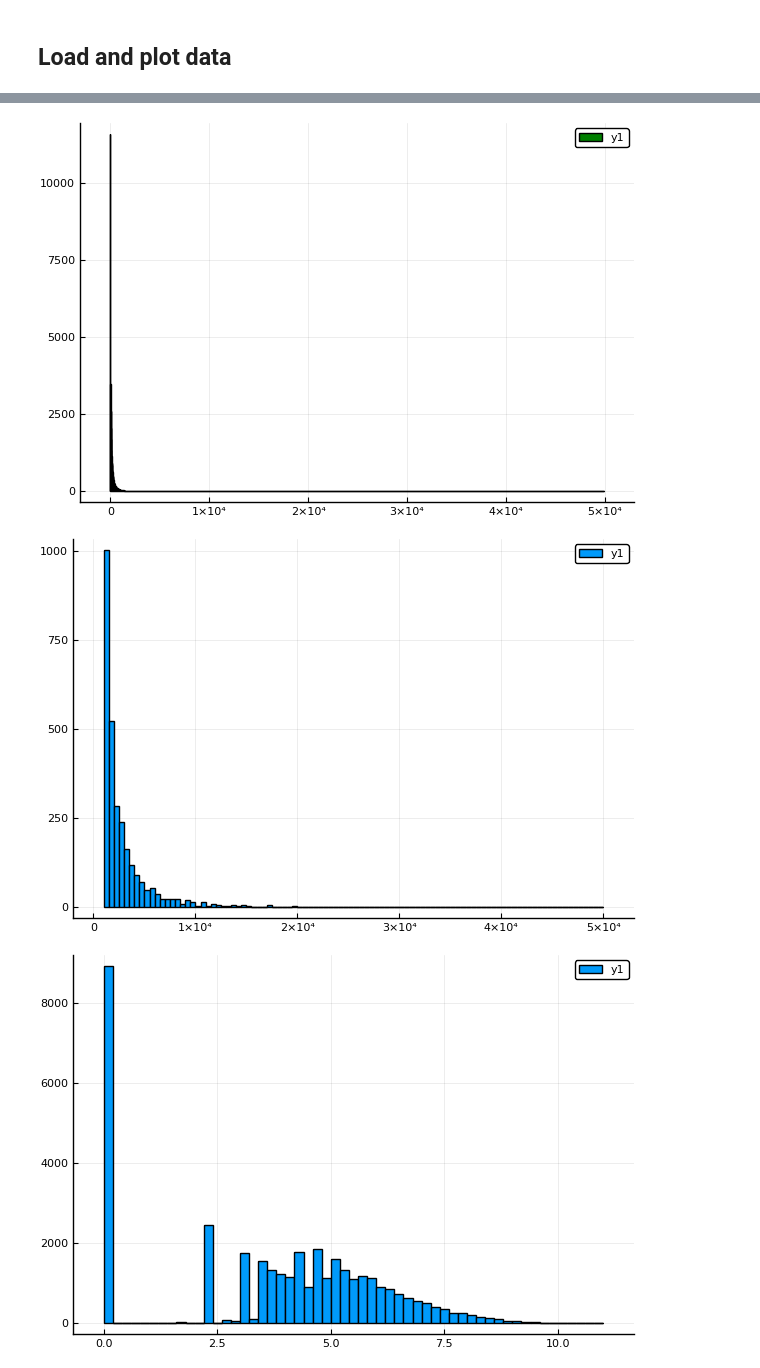
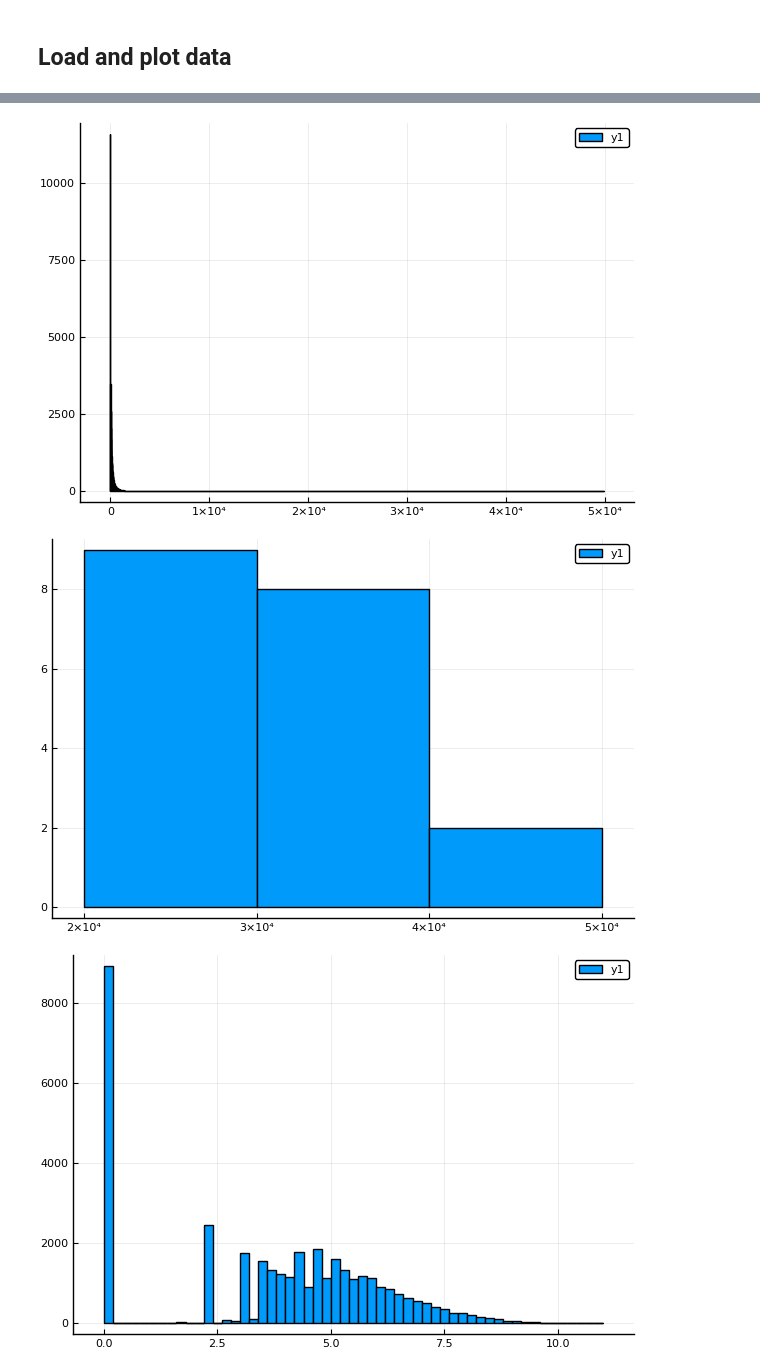
Before and after one commit to gher-uliege/DIVAndNN.jl, a Jupyter notebook: notebooks/make_benthos_products_tests.ipynb, the cells around one changed output, grey strips where cells are left out. Saved outputs shown, nothing was run; the diff lists cells and outputs as text; code cells hidden in the pictures.

```diff
--- a/notebooks/make_benthos_products_tests.ipynb
+++ b/notebooks/make_benthos_products_tests.ipynb
@@ -76,11 +79,11 @@ Plots.PyPlotBackend()
 # %%
-histogram(g1, color="green")
+histogram(g1)
 # %% [output]
-[figure, old version]
+[figure, new version]
 # %%
-histogram(g1[g1 .> 1000])
+histogram(g1[g1 .> 20000])
 # %% [output]
-[figure, old version]
+[figure, new version]
 # %%
 histogram(log.(g1.+1))
 # %% [output]
```
Also changed, not shown: parts of 44 cells of this notebook.
